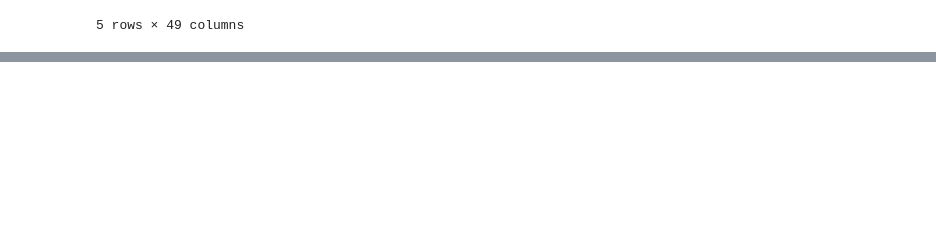
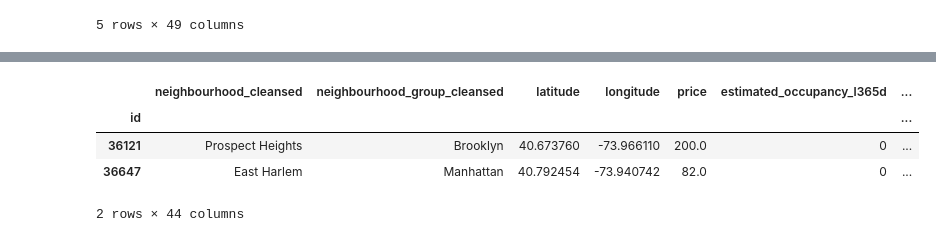
Before and after one commit to jiwon512/advanced_project, a Jupyter notebook: hye_project/remove_outlier.ipynb, the cells around one changed output, grey strips where cells are left out. Cells and saved outputs as stored; diff of their text form; code cells hidden in the pictures; blank space fills up the shorter version.

```diff
--- a/hye_project/remove_outlier.ipynb
+++ b/hye_project/remove_outlier.ipynb
@@ -277,0 +612,21 @@ df.head()
+# %%
+
+
+csv_path = '/Users/hyeom/Documents/GitHub/advanced_project/Airbnb_project_15/outlier_removed.csv'    # 여기에 absolute path
+
+# CSV 읽기
+df = pd.read_csv(
+    csv_path,
+    header=0,        # 첫 줄을 컬럼명으로 사용
+    index_col='id',  # 인덱스 컬럼으로 id 지정
+    encoding='utf-8-sig'
+)
+
+# 데이터 확인
+df.head(2)
+# %% [output]
+|  | neighbourhood_cleansed | neighbourhood_group_cleansed | latitude | longitude | price | estimated_occupancy_l365d | ... |
+| id |  |  |  |  |  |  | ... |
+| 36121 | Prospect Heights | Brooklyn | 40.673760 | -73.966110 | 200.0 | 0 | ... |
+| 36647 | East Harlem | Manhattan | 40.792454 | -73.940742 | 82.0 | 0 | ... |
+2 rows × 44 columns
```
Also changed, not shown: parts of 7 cells of this notebook, 2 other files.
